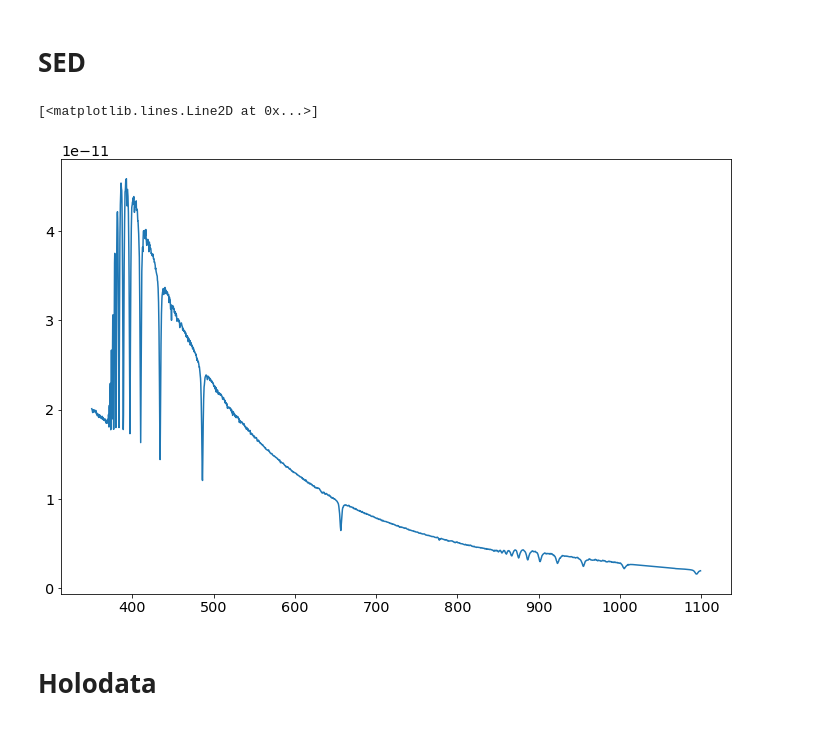
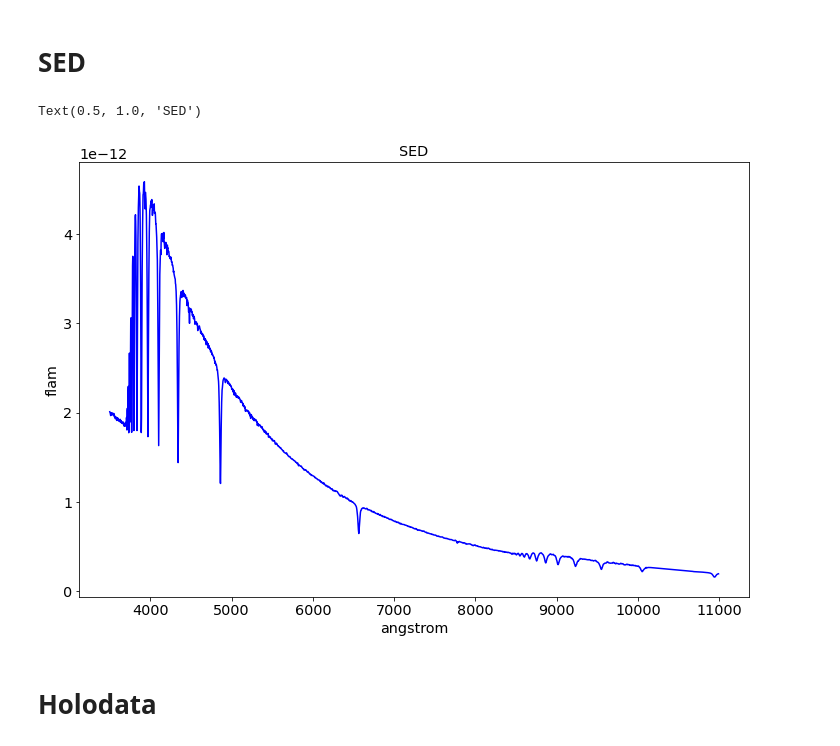
Before and after one commit to sylvielsstfr/PhotomCorrectAuxTel, a Jupyter notebook: analysis/MLfit_gp_data/ExtractThroughput.ipynb, the cells around one changed output. Drawn from its saved outputs; the diff is of its cells as text; code cells hidden in the pictures.

```diff
--- a/analysis/MLfit_gp_data/ExtractThroughput.ipynb
+++ b/analysis/MLfit_gp_data/ExtractThroughput.ipynb
@@ -197,11 +206,16 @@ sed_w=sed_w[sed_idx]
 sed_f=sed_f[sed_idx]
 # %%
 sed_m=-2.5*np.log10(sed_f)
-# %%
-plt.plot(sed_w,sed_f)
-# %% [output]
-[<matplotlib.lines.Line2D at 0x...>]
-[figure, removed]
+# %%
+fig=plt.figure()
+ax=fig.add_subplot(111)
+ax.plot(sed_w*10,sed_f/10,"b-")
+ax.set_xlabel(s0.waveunits.name)
+ax.set_ylabel(s0.fluxunits.name)
+ax.set_title("SED")
+# %% [output]
+Text(0.5, 1.0, 'SED')
+[figure, added]
 # %% [markdown]
 # Holodata
 # %%
```
Also changed, not shown: parts of 42 cells of this notebook, 5 other files.
